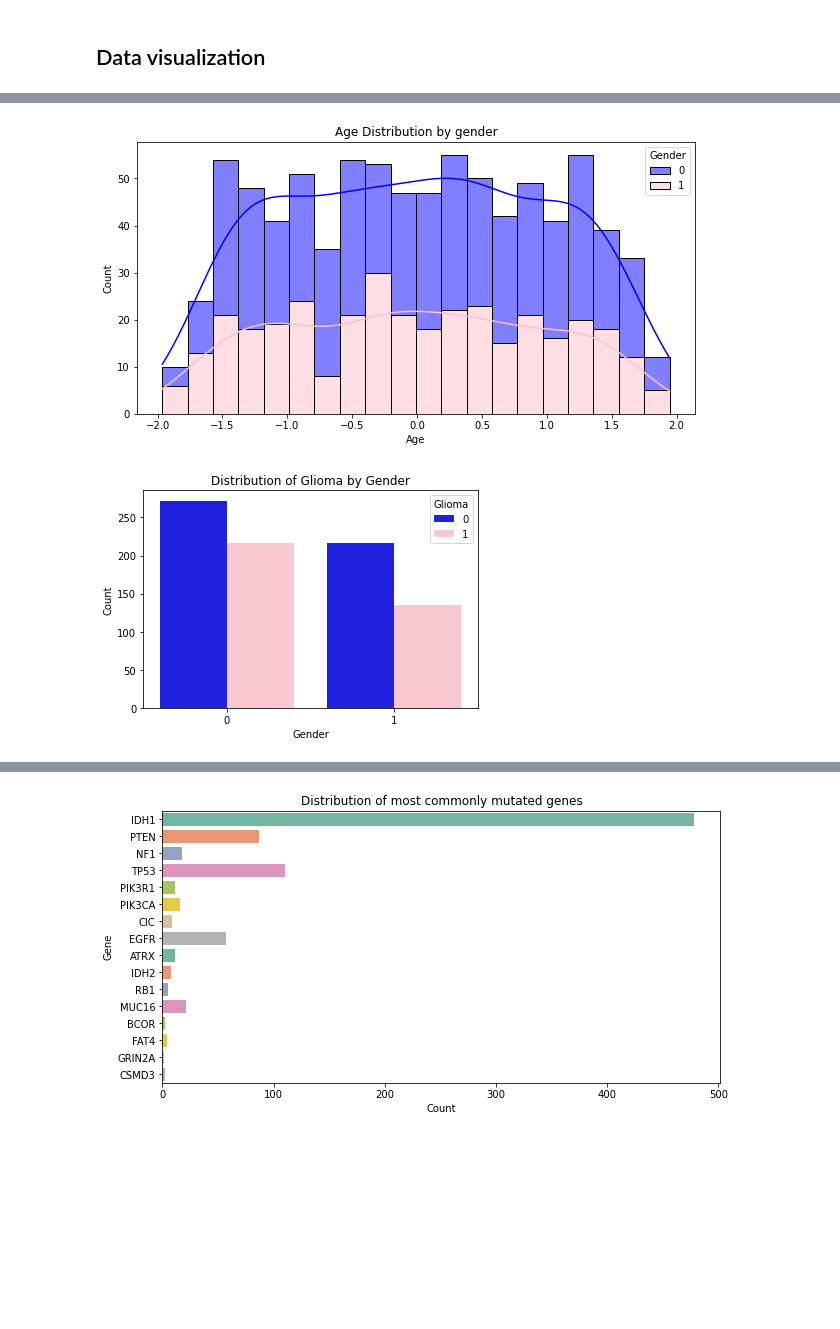
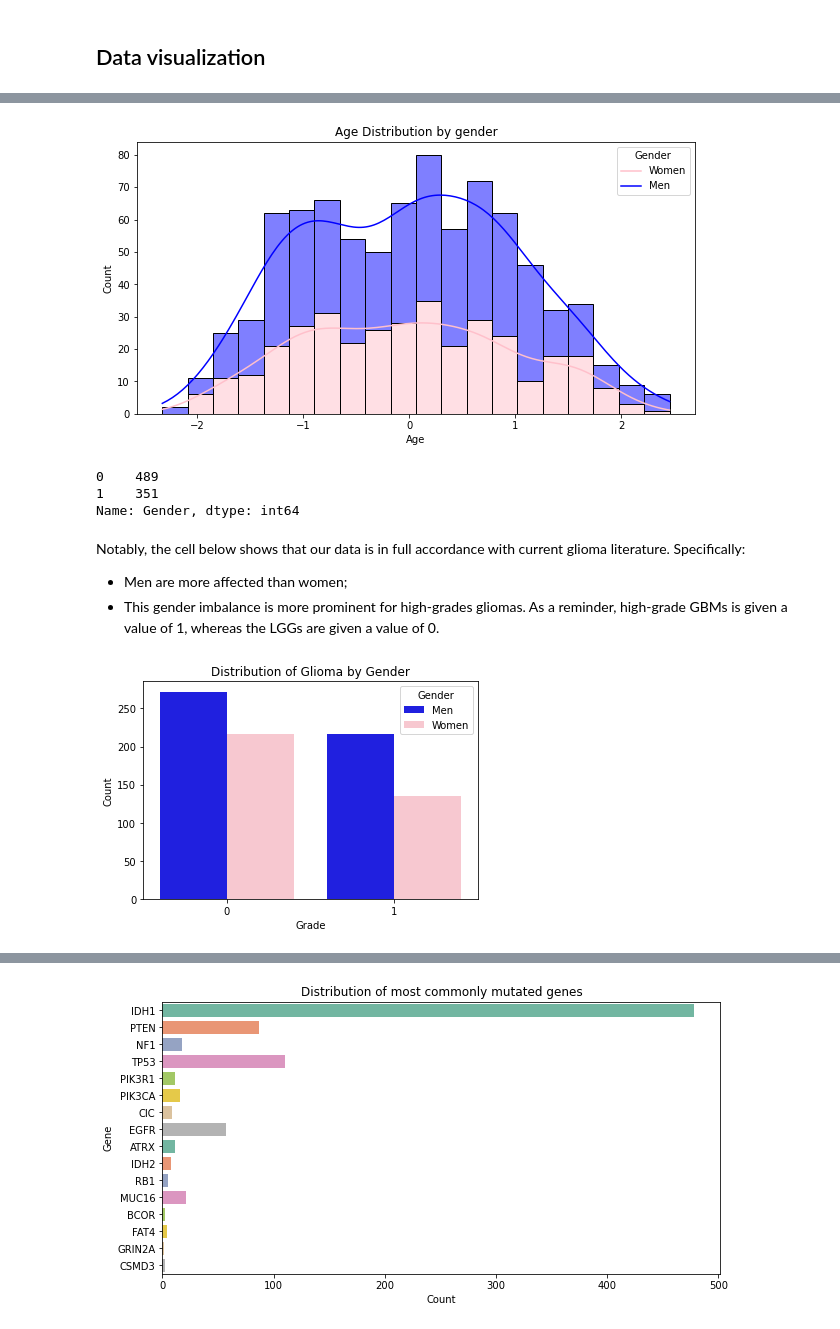
Before and after one commit to irenebernardi/Glioma-Grading-Classification, a Jupyter notebook: Glioma_Grade_notebook.ipynb, the cells around one changed output, grey strips where cells are left out. Drawn from its saved outputs; the diff is of its cells as text; code cells hidden in the pictures; blank space fills up the shorter version.

Commit message:
Markdown comments for some of  data visualization, clean graphs

```diff
--- a/Glioma_Grade_notebook.ipynb
+++ b/Glioma_Grade_notebook.ipynb
@@ -200,20 +209,30 @@ df.describe()
 # %%
 # Checking age distribution by gender
 plt.figure(figsize=(10, 5))
-sns.histplot(x='Age', data=df, hue='Gender', palette={0: 'blue', 1: 'pink'}, multiple='stack', bins=20, kde=True)
+sns.histplot(x='Age', data=df, hue='Gender', palette={0: 'blue', 1: 'pink'}, hue_order=[0, 1], multiple='stack', bins=20, kde=True)
 plt.title('Age Distribution by gender')
+plt.legend(title='Gender', labels=['Women', 'Men'])
 plt.show()
+
+# Counting the number of each gender in the dataset
+df['Gender'].value_counts()
 # %% [output]
-[figure, old version]
+[figure, new version]
+0    489
+1    351
+Name: Gender, dtype: int64
+# %% [markdown]
+Notably, the cell below shows that our data is in full accordance with current glioma literature. Specifically:
+- Men are more affected than women;
+- This gender imbalance is more prominent for high-grades gliomas. As a reminder, high-grade GBMs is given a value of 1, whereas the LGGs are given a value of 0.
 # %%
-# Checking distribution of glioma by gender
-sns.countplot(data=df, x='Gender', hue='Grade', palette={0: 'blue', 1: 'pink'})
-
-plt.xlabel('Gender')
+# Checking distribution of glioma by gender, color coding data based on gender
+sns.countplot(data = df, x = 'Grade', hue='Gender', palette={0: 'blue', 1: 'pink'})
+plt.xlabel('Grade')
 plt.ylabel('Count')
 plt.title('Distribution of Glioma by Gender')
-plt.legend(title='Glioma')
+plt.legend(title='Gender', labels=['Men', 'Women'])
 
 plt.show()
 # %% [output]
-[figure, old version]
+[figure, new version]
```
Also changed, not shown: parts of 5 cells of this notebook.
